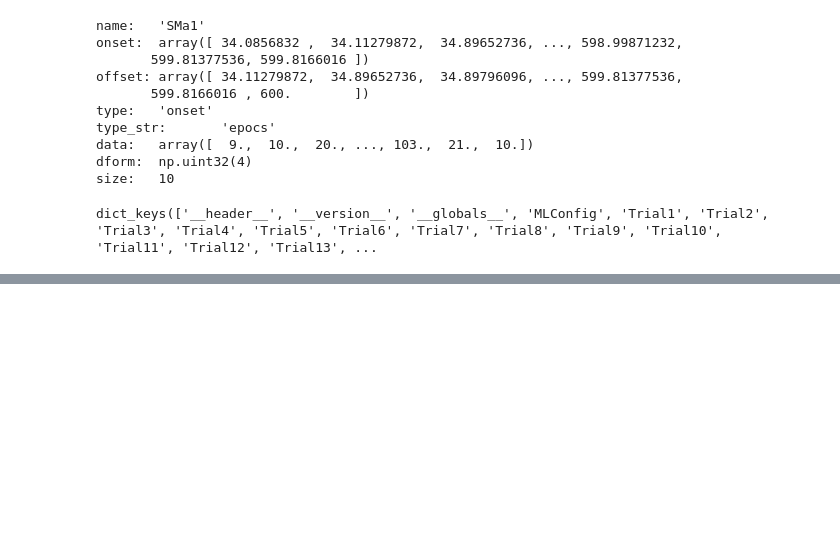
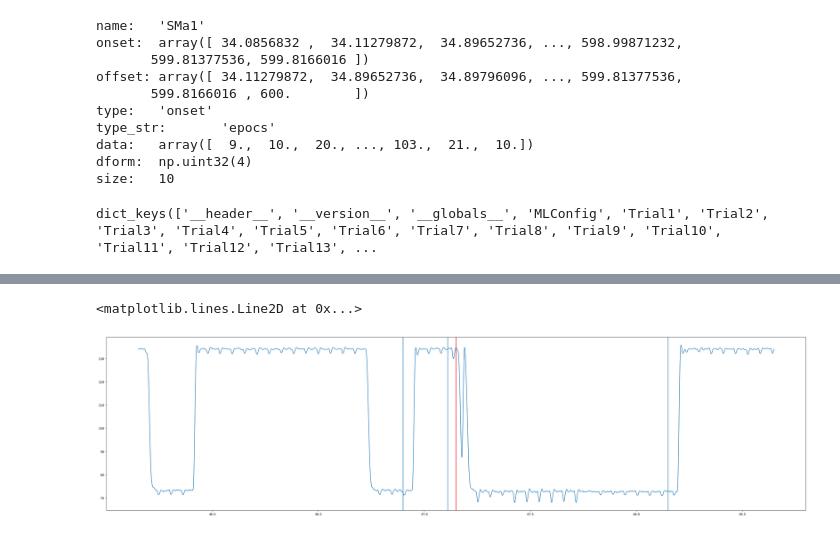
Before and after one commit to danhan51/quadrilaterals, a Jupyter notebook: quad_nb.ipynb, the cells around one changed output, grey strips where cells are left out. Cells and saved outputs as stored; diff of their text form; code cells hidden in the pictures; blank space fills up the shorter version.

Commit message:
'quad updates'

```diff
--- a/quad_nb.ipynb
+++ b/quad_nb.ipynb
@@ -34,6 +41,6 @@ bhv_list[0]
 # %%
 dat = loadmat(bhv_list[0],simplify_cells=True)
-quad = Quads(dat,conditions)
+quad = Quads(dat,conditions,neural)
 trial = 3
 dat_trial = dat[f'Trial{trial}']
 # %%
@@ -125,0 +150,3 @@ size:   10
+# %%
+plt.rcParams["figure.figsize"] = [400,10]
+plt.plot(neural.streams.PhD2.data[30000:75000])
@@ -125,0 +170,31 @@ size:   10
+# %%
+from scipy.signal import butter,lfilter,freqz
+pd = neural.streams.PhD2.data
+fs = neural.streams.PhD2.fs
+cutoff_freq = 50
+nyquist_freq = 0.5*fs
+normal_cutoff = cutoff_freq/nyquist_freq
+order = 4
+
+b,a = butter(order,normal_cutoff,btype='low',analog=False)
+
+pd_filt = lfilter(b,a,pd)
+# %%
+plt.rcParams["figure.figsize"] = [40,10]
+fs = neural.streams.PhD2.fs
+pd_times = np.array([(p,i/fs) for i,p in enumerate(pd_filt)])
+
+times_plot = [46.9, 47.11, 47.15,48.15]
+
+time_get = 47.15
+window = 1.5
+trange = (time_get-window,time_get+window)
+mask = (pd_times[:,1] >= trange[0]) & (pd_times[:,1] <= trange[1])
+pd_slice = pd_times[mask]
+plt.plot(pd_slice[:,1], pd_slice[:,0])
+for t in times_plot:
+    plt.axvline(t)
+plt.axvline(time_get, color = 'red')
+# %% [output]
+<matplotlib.lines.Line2D at 0x...>
+[figure, added]
```
Also changed, not shown: parts of 11 cells of this notebook, 1 other file.
